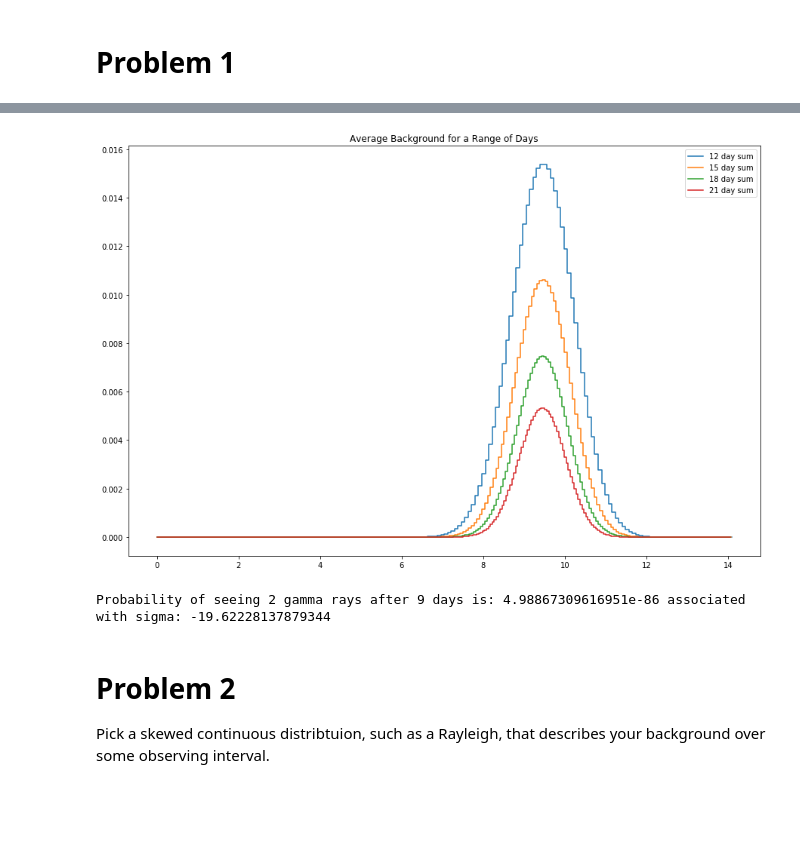
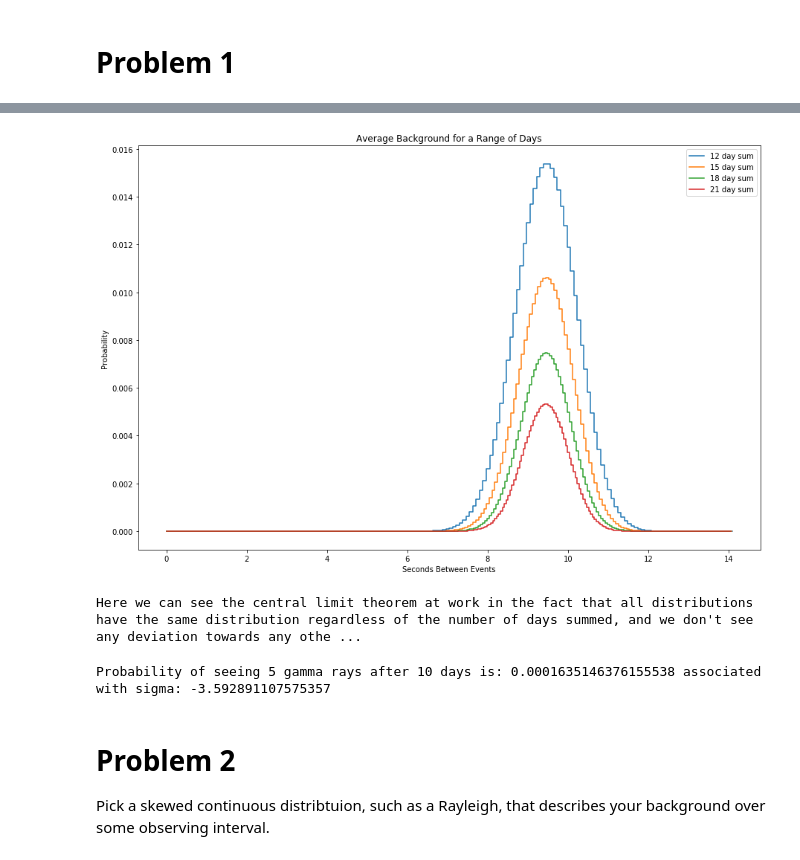
Before and after one commit to s-agiedd/PHYS_434, a Jupyter notebook: Labs/Alyssa_Giedd_Lab2.ipynb, the cells around one changed output, grey strips where cells are left out. Saved outputs shown, nothing was run; the diff lists cells and outputs as text; code cells hidden in the pictures; blank space fills up the shorter version.

```diff
--- a/Labs/Alyssa_Giedd_Lab2.ipynb
+++ b/Labs/Alyssa_Giedd_Lab2.ipynb
@@ -61,30 +70,35 @@ plt.show()
 # %%
 #C) Show how the probability distribution evolves as you average days. Calculate for many different ranges of days,
 #and explore the shape of the distribution as the number of days becomes larger. Discuss this in relation to both
 #B) and the central limit theoem.
 days = [12, 15, 18, 21]
 for index in range(len(days)):
     #Sums to plot
     bg_summation = convolve_multiple(y_avg, days[index])
     #Produce graph with the specified days worth of data
     plt.step(np.linspace(0, len(bg_summation), len(bg_summation))/days[index], bg_summation, label = str(days[index]) + " day sum")
 
 plt.legend()
+plt.xlabel("Seconds Between Events")
+plt.ylabel("Probability")
 plt.title("Average Background for a Range of Days")
 plt.show()
+
+print("Here we can see the central limit theorem at work in the fact that all distributions have the same distribution regardless of the number of days summed, and we don't see any deviation towards any other distribution.")
 # %% [output]
-[figure, old version]
+[figure, new version]
+Here we can see the central limit theorem at work in the fact that all distributions have the same distribution regardless of the number of days summed, and we don't see any deviation towards any othe ...
 # %%
 #D) Pick some number of days N, and assume you saw Y*N gamma rays from your source. Calculate the 'sigma' of your
 #observation. [In reality the number of gamma-rays seen from a source will also fluctuate, but we're going to ignore
 #that complication for a couple of labs.]
 
-pdf = scipy.integrate.cumtrapz(bg_summation)
-prob = pdf[2]
+pdf = scipy.integrate.cumtrapz(convolve_multiple(y_avg, 1))
+prob = pdf[5]
 sigma = stats.norm.ppf(prob)
-print("Probability of seeing 2 gamma rays after 9 days is:", prob, "associated with sigma:" , sigma)
+print("Probability of seeing 5 gamma rays after 10 days is:", prob, "associated with sigma:" , sigma)
 # %% [output]
-Probability of seeing 2 gamma rays after 9 days is: 4.98867309616951e-86 associated with sigma: -19.62228137879344
+Probability of seeing 5 gamma rays after 10 days is: 0.0001635146376155538 associated with sigma: -3.592891107575357
 # %% [markdown]
 # Problem 2
 Pick a skewed continuous distribtuion, such as a Rayleigh, that describes your background over some observing interval.
```
Also changed, not shown: parts of 10 cells of this notebook, 1 other file.
